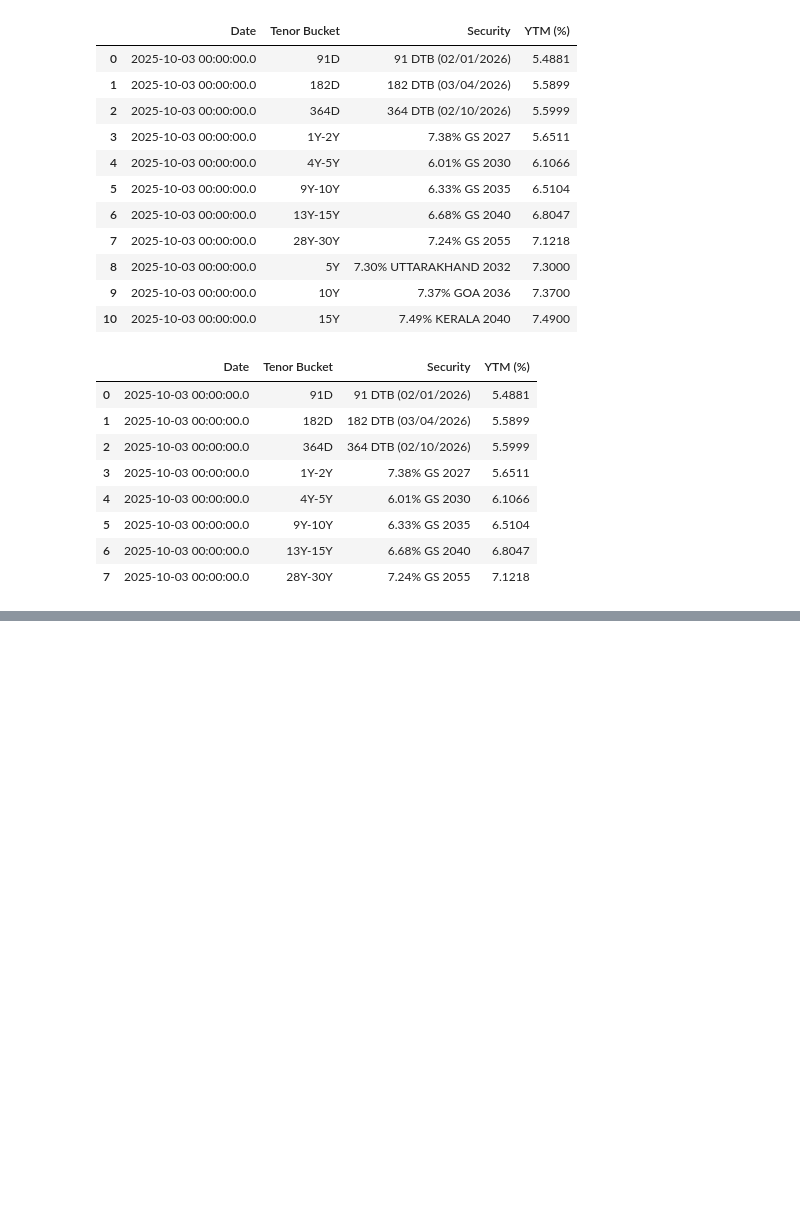
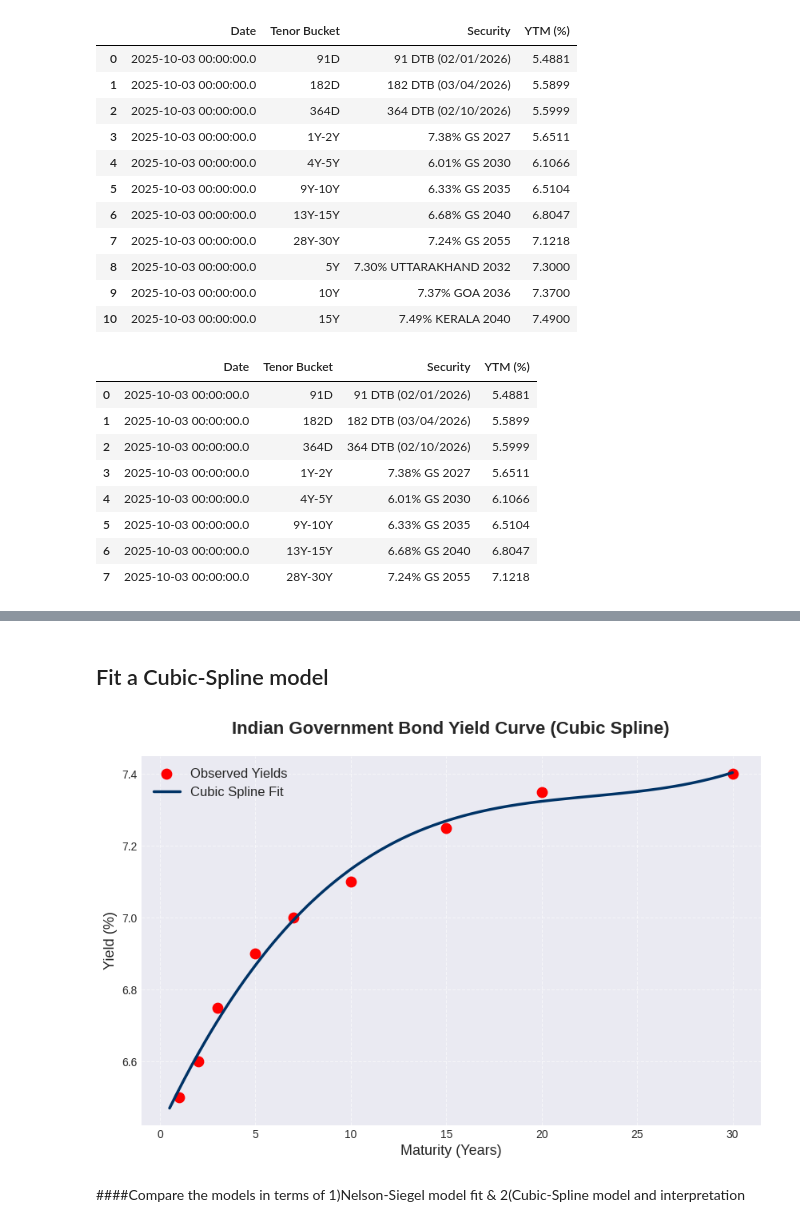
Before and after one commit to adas-quant/mscfe-gwp1-yieldcurve, a Jupyter notebook: notebooks/02_Task2_YieldCurve.ipynb, the cells around one changed output, grey strips where cells are left out. Saved outputs shown, nothing was run; the diff lists cells and outputs as text; code cells hidden in the pictures; blank space fills up the shorter version.

```diff
--- a/notebooks/02_Task2_YieldCurve.ipynb
+++ b/notebooks/02_Task2_YieldCurve.ipynb
@@ -267,0 +259,33 @@ Cubic Spline RMSE: 0.0000, MAE: 0.0000
+# %% [markdown]
+## Fit a Cubic-Spline model
+# %%
+
+
+# Example Indian Govt Bond Data
+data = {
+    "Years": [1, 2, 3, 5, 7, 10, 15, 20, 30],
+    "YTM (%)": [6.5, 6.6, 6.75, 6.9, 7.0, 7.1, 7.25, 7.35, 7.4]
+}
+yield_curve = pd.DataFrame(data)
+
+# Fit cubic spline with smoothing (s=0 -> exact interpolation)
+spline = UnivariateSpline(yield_curve["Years"], yield_curve["YTM (%)"], k=3, s=0.01)
+
+# Generate smooth curve
+tau_range = np.linspace(0.5, 30, 300)
+spline_curve = spline(tau_range)
+
+# Plot
+plt.figure(figsize=(10,6))
+plt.scatter(yield_curve["Years"], yield_curve["YTM (%)"], color="red", s=80, label="Observed Yields")
+plt.plot(tau_range, spline_curve, color="#003366", linewidth=2.5, label="Cubic Spline Fit")
+plt.title("Indian Government Bond Yield Curve (Cubic Spline)", fontsize=16, fontweight="bold", pad=20)
+plt.xlabel("Maturity (Years)", fontsize=13)
+plt.ylabel("Yield (%)", fontsize=13)
+plt.legend(fontsize=12, frameon=False)
+plt.grid(True, linestyle="--", alpha=0.6)
+plt.show()
+# %% [output]
+[figure, added]
+# %% [markdown]
+####Compare the models in terms of 1)Nelson-Siegel model fit & 2(Cubic-Spline model and interpretation
```
Also changed, not shown: parts of 21 cells of this notebook.
